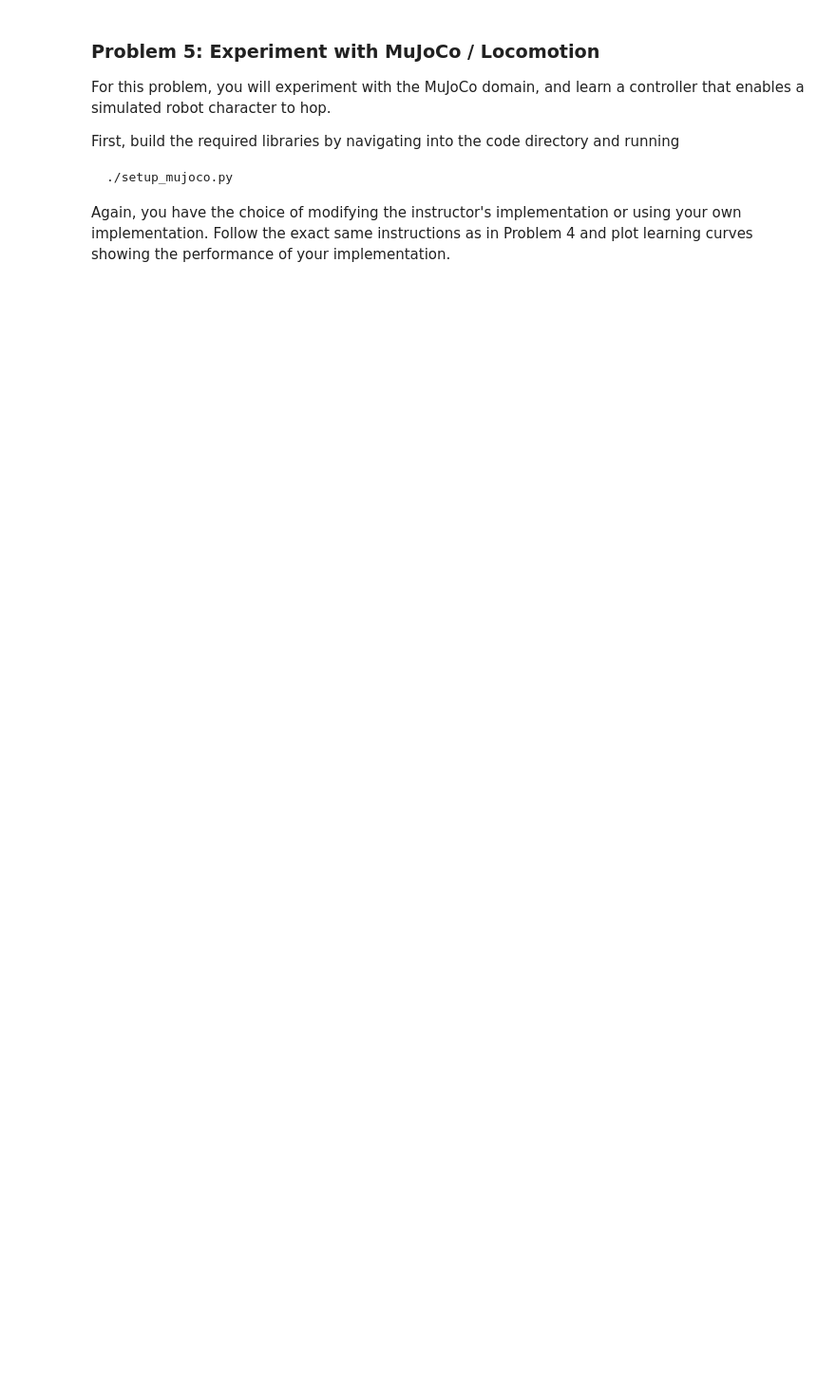
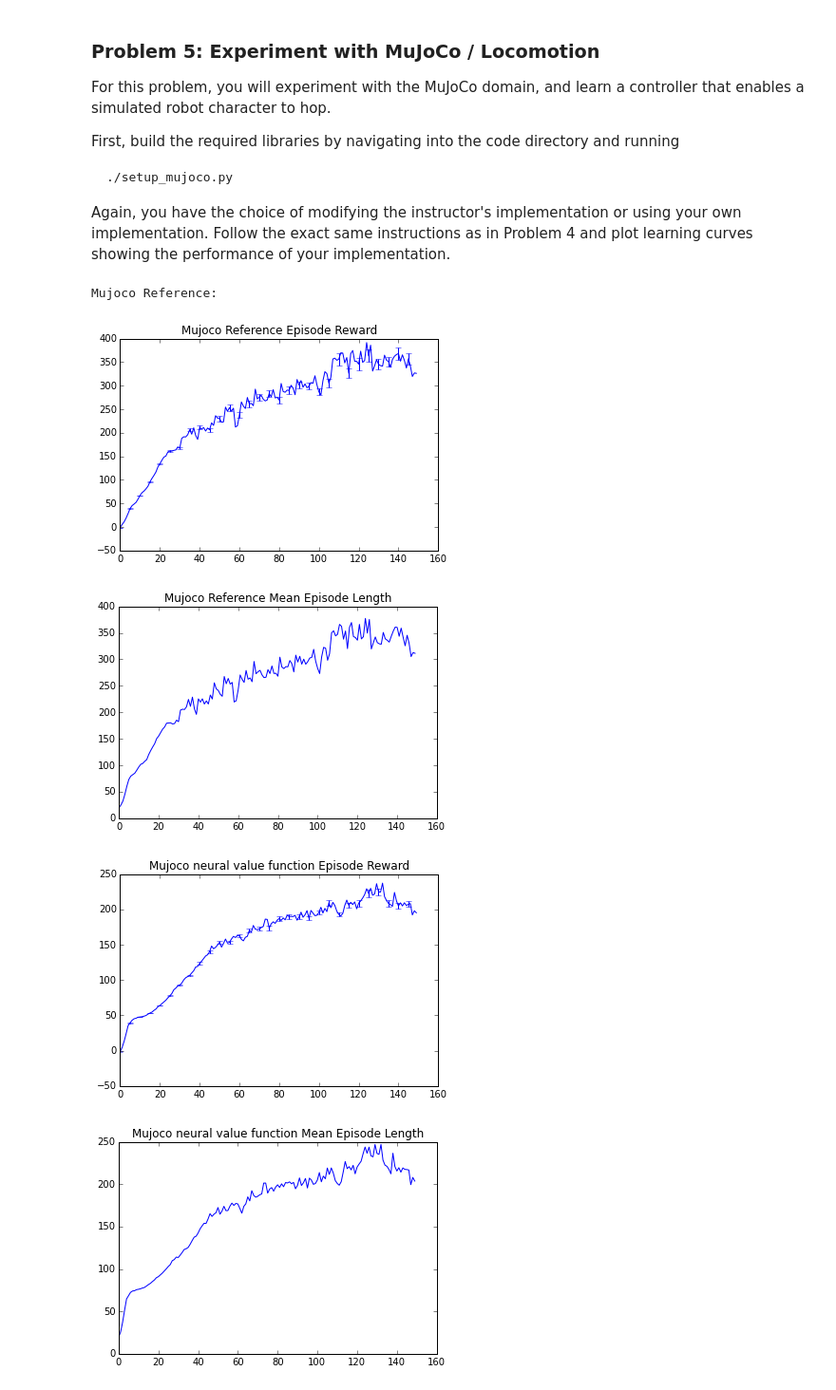
Before and after one commit to bchu/deeprlhw2, a Jupyter notebook: 2_Policy_Gradients-problems.ipynb, the cells around one changed output. Shown at 95% size. Saved outputs shown, nothing was run; the diff lists cells and outputs as text; code cells hidden in the pictures; blank space fills up the shorter version.

```diff
--- a/2_Policy_Gradients-problems.ipynb
+++ b/2_Policy_Gradients-problems.ipynb
@@ -624,3 +628,22 @@ First, build the required libraries by navigating into the code directory and ru
 
 Again, you have the choice of modifying the instructor's implementation or using your own implementation.
 Follow the exact same instructions as in Problem 4 and plot learning curves showing the performance of your implementation.
+# %%
+# reference implemnetation
+print('Mujoco Reference:')
+reference_file = h5py.File('output/mujoco_reference.h5', 'r')
+ts = reference_file['diagnostics']
+plot(ts, 'Mujoco Reference')
+reference_file.close()
+
+# using neural value function:
+file = h5py.File('output/mujoco_neural.h5', 'r')
+ts = file['diagnostics']
+plot(ts, 'Mujoco neural value function')
+file.close()
+# %% [output]
+Mujoco Reference:
+[figure, added]
+[figure, added]
+[figure, added]
+[figure, added]
```
Also changed, not shown: parts of 3 cells of this notebook, 6 other files.
